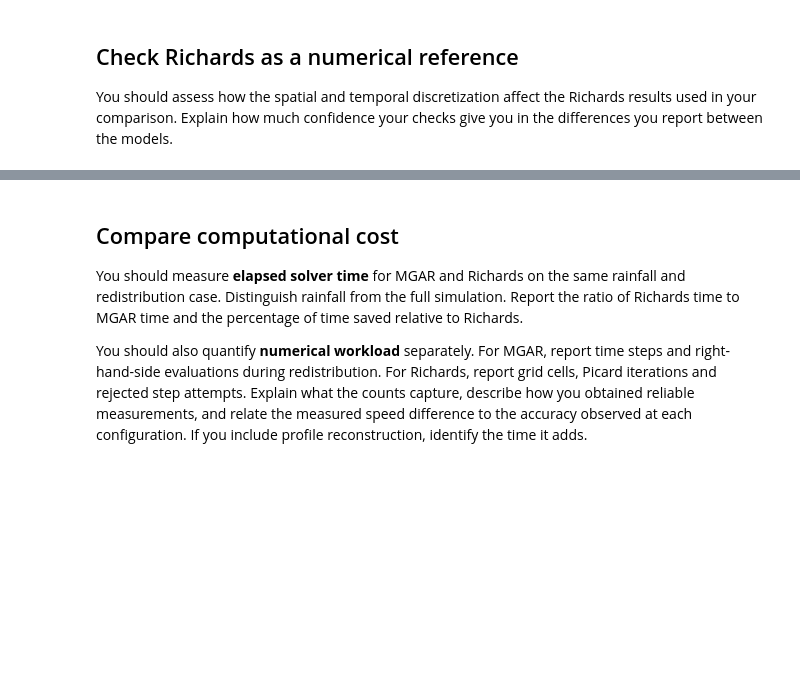
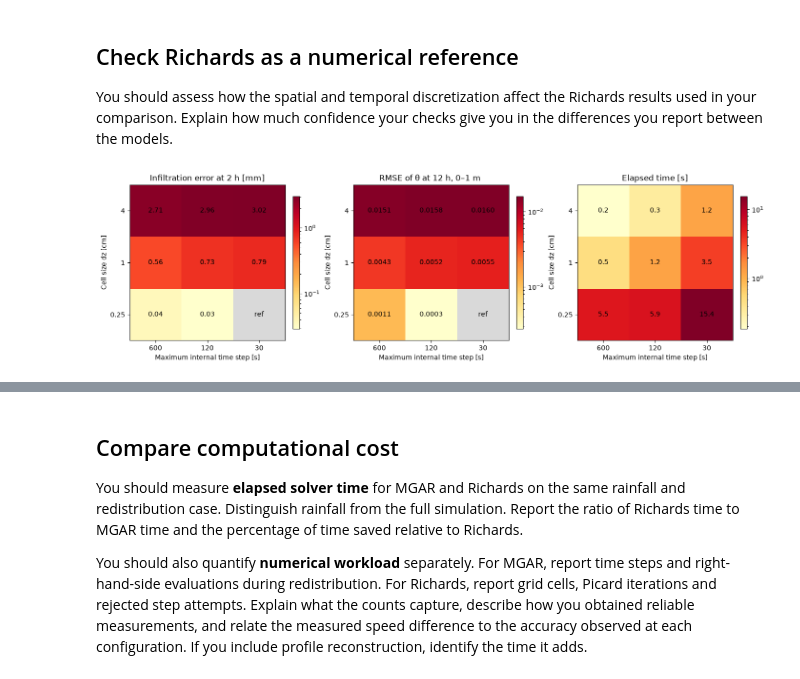
Before and after one commit to SimonCarbonez/Geoscience_project, a Jupyter notebook: Progetto_MGAR_Richards.ipynb, the cells around one changed output, grey strips where cells are left out. Drawn from its saved outputs; the diff is of its cells as text; code cells hidden in the pictures; blank space fills up the shorter version.

```diff
--- a/Progetto_MGAR_Richards.ipynb
+++ b/Progetto_MGAR_Richards.ipynb
@@ -1444,4 +1405,50 @@ def integrate_dry(step, dt, duration=3600):
 
 You should assess how the spatial and temporal discretization affect the Richards results used in your comparison. Explain how much confidence your checks give you in the differences you report between the models.
 # %%
-# Add your Richards sensitivity checks here.
+# Richards sensitivity to the cell size dz and the maximum internal time step dt.
+# Every (dz, dt) pair is compared with the finest run (dz = 0.25 cm, dt = 30 s).
+import time
+from matplotlib.colors import LogNorm
+
+cells = [0.04, 0.01, 0.0025]    # cell size [m]
+steps = [600., 120., 30.]       # maximum internal time step [s]
+
+sweep = {}
+for cell in cells:
+    for step in steps:
+        start = time.perf_counter()
+        sweep[cell, step] = run_richards(rain, cell_size=cell, step_max=step)
+        sweep[cell, step]["elapsed"] = time.perf_counter() - start
+grid_runs = {cell: sweep[cell, 120.] for cell in cells}   # baseline time step, used again below
+ref = sweep[cells[-1], steps[-1]]
+k2 = sample_index(ref, rain_end_s)
+upper = ref["z"] <= 1.0
+
+I_err, rmse, elapsed = (np.zeros((len(cells), len(steps))) for _ in range(3))
+for i, cell in enumerate(cells):
+    for j, step in enumerate(steps):
+        run = sweep[cell, step]
+        I_err[i, j] = 1000*abs(run["I"][k2] - ref["I"][k2])
+        theta_12h = np.interp(ref["z"], run["z"], run["theta"][-1])
+        rmse[i, j] = np.sqrt(np.mean((theta_12h - ref["theta"][-1])[upper]**2))
+        elapsed[i, j] = run["elapsed"]
+
+panels = [(I_err, "Infiltration error at 2 h [mm]", "{:.2f}"),
+          (rmse, "RMSE of θ at 12 h, 0–1 m ", "{:.4f}"),
+          (elapsed, "Elapsed time [s]", "{:.1f}")]
+fig, axes = plt.subplots(1, 3, figsize=(14, 4), layout="constrained")
+for ax, (values, title, fmt) in zip(axes, panels):
+    values = np.ma.masked_array(values, mask=(values == 0))
+    image = ax.imshow(values, cmap="YlOrRd", norm=LogNorm(), aspect="auto")
+    ax.set_facecolor("0.85")
+    for i in range(len(cells)):
+        for j in range(len(steps)):
+            text = "ref" if values.mask[i, j] else fmt.format(values[i, j])
+            ax.text(j, i, text, ha="center", va="center")
+    ax.set_xticks(range(len(steps)), [f"{s:g}" for s in steps])
+    ax.set_yticks(range(len(cells)), [f"{100*c:g}" for c in cells])
+    ax.set(xlabel="Maximum internal time step [s]", ylabel="Cell size dz [cm]", title=title)
+    fig.colorbar(image, ax=ax, shrink=0.85)
+plt.show()
+# %% [output]
+[figure, added]
```
Also changed, not shown: parts of 7 cells of this notebook, 1 other file.
